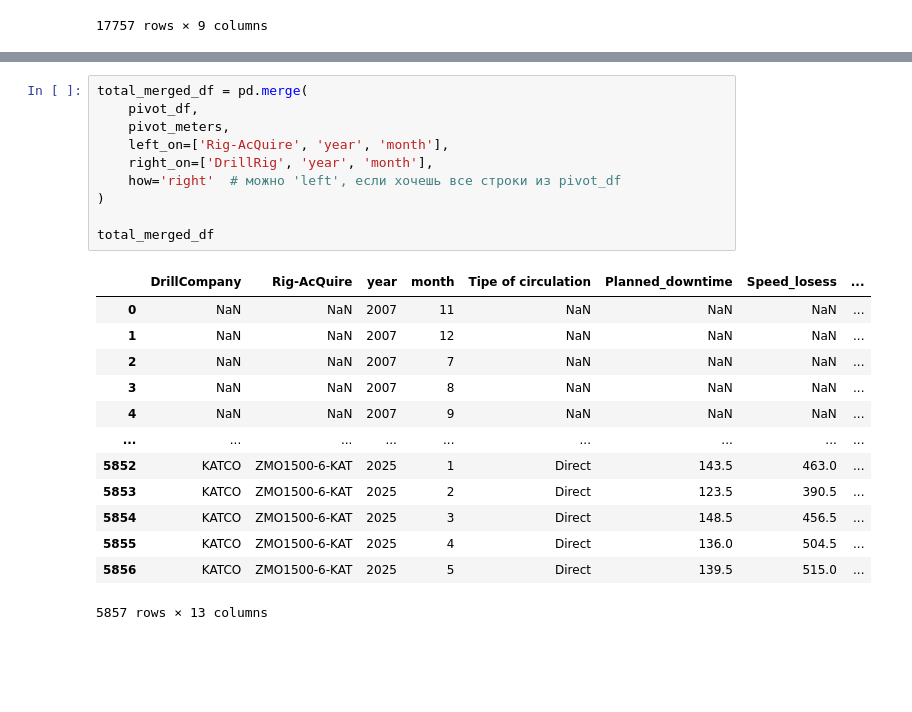
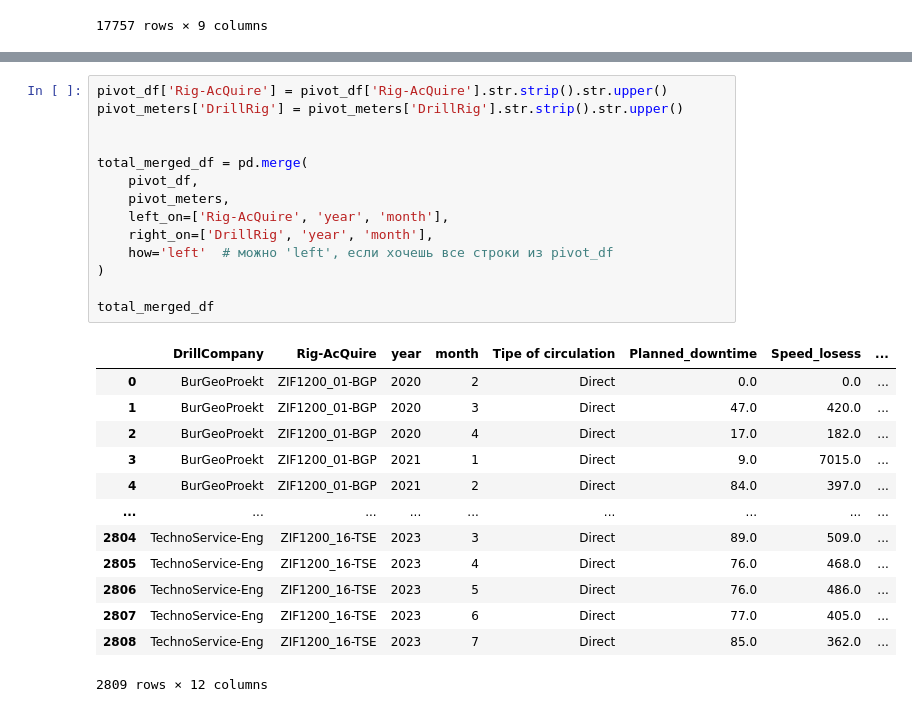
Before and after one commit to yevgeniy2504/Company, a Jupyter notebook: Scripts/OEE rigs.ipynb, the cells around one changed output, grey strips where cells are left out. Saved outputs shown, nothing was run; the diff lists cells and outputs as text; blank space fills up the shorter version.

```diff
--- a/Scripts/OEE rigs.ipynb
+++ b/Scripts/OEE rigs.ipynb
@@ -416,24 +402,28 @@ pivot_meters
 # %%
+pivot_df['Rig-AcQuire'] = pivot_df['Rig-AcQuire'].str.strip().str.upper()
+pivot_meters['DrillRig'] = pivot_meters['DrillRig'].str.strip().str.upper()
+
+
 total_merged_df = pd.merge(
     pivot_df,
     pivot_meters,
     left_on=['Rig-AcQuire', 'year', 'month'],
     right_on=['DrillRig', 'year', 'month'],
-    how='right'  # можно 'left', если хочешь все строки из pivot_df
+    how='left'  # можно 'left', если хочешь все строки из pivot_df
 )
 
 total_merged_df
 # %% [output]
 |  | DrillCompany | Rig-AcQuire | year | month | Tipe of circulation | Planned_downtime | Speed_losess | ... |
-| 0 | NaN | NaN | 2007 | 11 | NaN | NaN | NaN | ... |
-| 1 | NaN | NaN | 2007 | 12 | NaN | NaN | NaN | ... |
-| 2 | NaN | NaN | 2007 | 7 | NaN | NaN | NaN | ... |
-| 3 | NaN | NaN | 2007 | 8 | NaN | NaN | NaN | ... |
-| 4 | NaN | NaN | 2007 | 9 | NaN | NaN | NaN | ... |
+| 0 | BurGeoProekt | ZIF1200_01-BGP | 2020 | 2 | Direct | 0.0 | 0.0 | ... |
+| 1 | BurGeoProekt | ZIF1200_01-BGP | 2020 | 3 | Direct | 47.0 | 420.0 | ... |
+| 2 | BurGeoProekt | ZIF1200_01-BGP | 2020 | 4 | Direct | 17.0 | 182.0 | ... |
+| 3 | BurGeoProekt | ZIF1200_01-BGP | 2021 | 1 | Direct | 9.0 | 7015.0 | ... |
+| 4 | BurGeoProekt | ZIF1200_01-BGP | 2021 | 2 | Direct | 84.0 | 397.0 | ... |
 | ... | ... | ... | ... | ... | ... | ... | ... | ... |
-| 5852 | KATCO | ZMO1500-6-KAT | 2025 | 1 | Direct | 143.5 | 463.0 | ... |
-| 5853 | KATCO | ZMO1500-6-KAT | 2025 | 2 | Direct | 123.5 | 390.5 | ... |
-| 5854 | KATCO | ZMO1500-6-KAT | 2025 | 3 | Direct | 148.5 | 456.5 | ... |
-| 5855 | KATCO | ZMO1500-6-KAT | 2025 | 4 | Direct | 136.0 | 504.5 | ... |
-| 5856 | KATCO | ZMO1500-6-KAT | 2025 | 5 | Direct | 139.5 | 515.0 | ... |
+| 2804 | TechnoService-Eng | ZIF1200_16-TSE | 2023 | 3 | Direct | 89.0 | 509.0 | ... |
+| 2805 | TechnoService-Eng | ZIF1200_16-TSE | 2023 | 4 | Direct | 76.0 | 468.0 | ... |
+| 2806 | TechnoService-Eng | ZIF1200_16-TSE | 2023 | 5 | Direct | 76.0 | 486.0 | ... |
+| 2807 | TechnoService-Eng | ZIF1200_16-TSE | 2023 | 6 | Direct | 77.0 | 405.0 | ... |
+| 2808 | TechnoService-Eng | ZIF1200_16-TSE | 2023 | 7 | Direct | 85.0 | 362.0 | ... |
-5857 rows × 13 columns
+2809 rows × 12 columns
```
Also changed, not shown: parts of 2 cells of this notebook.
